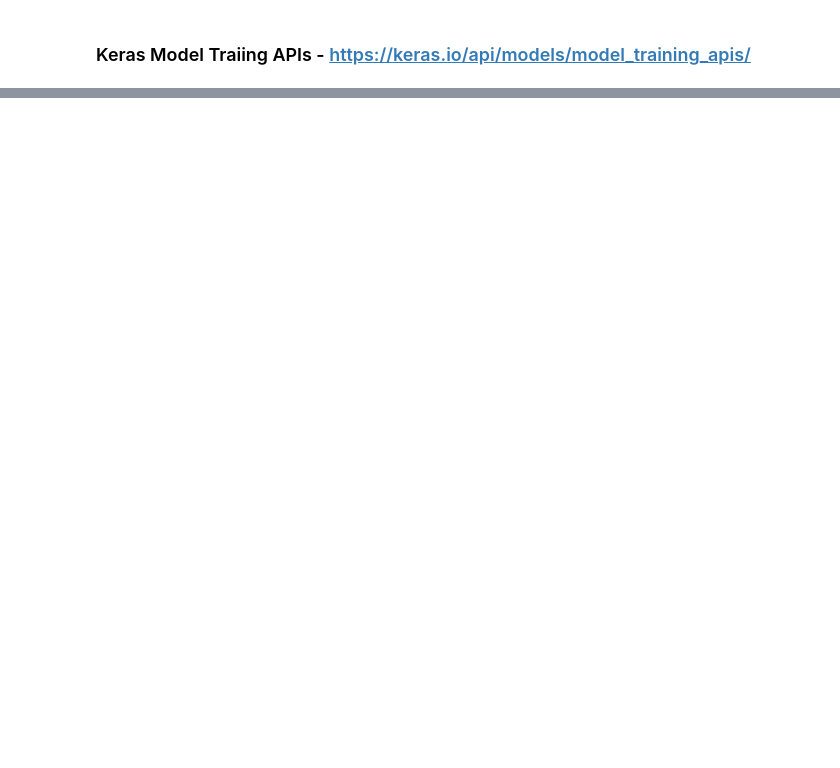
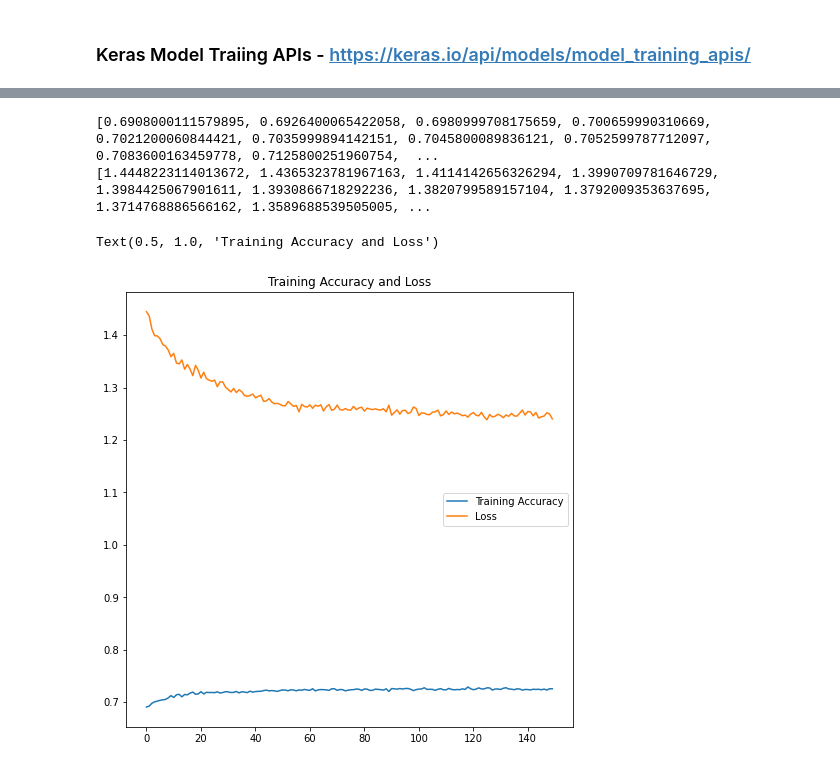
Before and after one commit to nilutpolkashyap/tensorflow_projects, a Jupyter notebook: CNN.ipynb, the cells around one changed output, grey strips where cells are left out. Drawn from its saved outputs; the diff is of its cells as text; code cells hidden in the pictures; blank space fills up the shorter version.

```diff
--- a/CNN.ipynb
+++ b/CNN.ipynb
@@ -71,6 +100,8 @@ model.compile(
     optimizer = keras.optimizers.Adam(),
     metrics= ['accuracy']
 )
+# %%
+EPOCHS = 150
 # %%
-model.fit(x_train, y_train, batch_size=64, epochs=10, verbose=2)
+history = model.fit(x_train, y_train, batch_size=64, epochs=EPOCHS, verbose=2)
 # %% [output]
@@ -98 +125,20 @@ Epoch 10/10
+# %%
+acc = history.history['accuracy']
+loss=history.history['loss']
+print(acc)
+print(loss)
+# %% [output]
+[0.6908000111579895, 0.6926400065422058, 0.6980999708175659, 0.700659990310669, 0.7021200060844421, 0.7035999894142151, 0.7045800089836121, 0.7052599787712097, 0.7083600163459778, 0.7125800251960754,  ...
+[1.4448223114013672, 1.4365323781967163, 1.4114142656326294, 1.3990709781646729, 1.3984425067901611, 1.3930866718292236, 1.3820799589157104, 1.3792009353637695, 1.3714768886566162, 1.3589688539505005, ...
+# %%
+epochs_range = range(EPOCHS)
+
+plt.figure(figsize=(8, 8))
+plt.plot(epochs_range, acc, label='Training Accuracy')
+plt.plot(epochs_range, loss, label='Loss')
+plt.legend(loc='center right')
+plt.title('Training Accuracy and Loss')
+# %% [output]
+Text(0.5, 1.0, 'Training Accuracy and Loss')
+[figure, added]
 # %%
```
Also changed, not shown: parts of 7 cells of this notebook, 3 other files.
